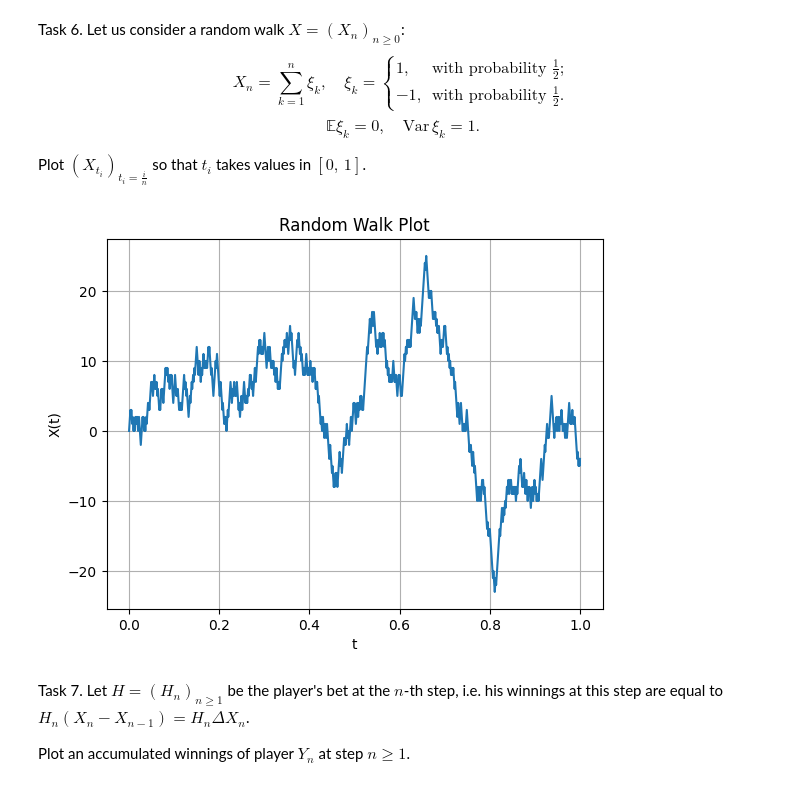
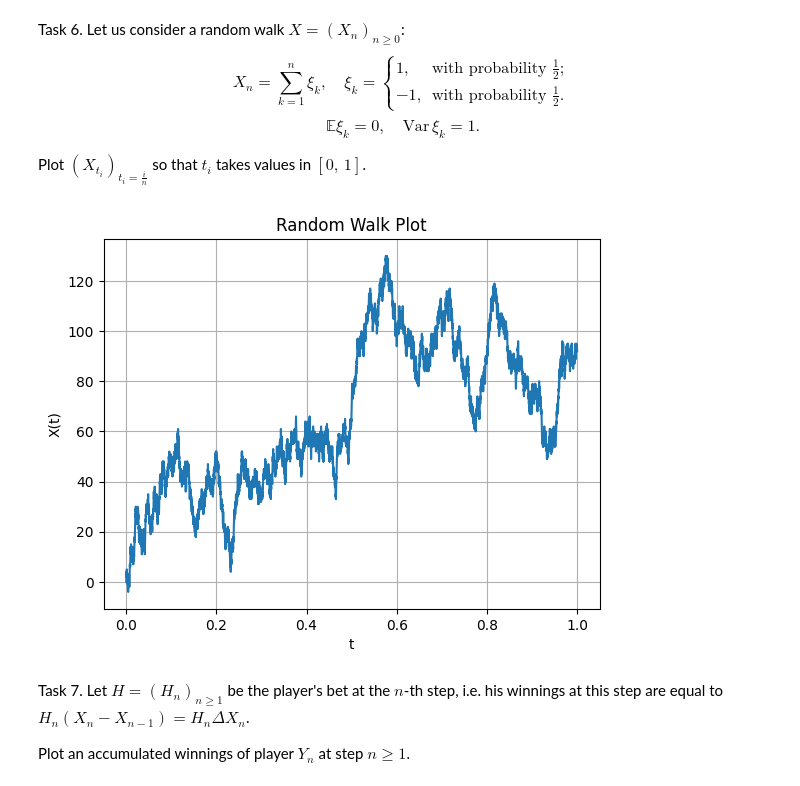
Before and after one commit to AstemirGongapshev/SSP_Sirius, a Jupyter notebook: lab1_SSP.ipynb, the cells around one changed output. Cells and saved outputs as stored; diff of their text form; code cells hidden in the pictures.

```diff
--- a/lab1_SSP.ipynb
+++ b/lab1_SSP.ipynb
@@ -171,31 +171,31 @@ Plot $(X_{t_i})_{t_i = \frac{i}{n}}$ so that $t_i$ takes values in $[0,\, 1]$.
 # %%
 
 def RandomWalk(p, N):
 
     xi = np.random.choice([1, -1], size=N, p=[p, 1-p])
 
     X = np.cumsum(xi)
 
     t_data = np.arange(1, N+1) / N
 
     t_data = np.insert(t_data, 0, 0)
     w_data = np.insert(X, 0, 0)
     return t_data, w_data
 
 
 p = 0.5
-N = 1000
+N = 10000
 
 
 t_data, w_data = RandomWalk(p, N)
 plt.plot(t_data, w_data)
 plt.xlabel('t')
 plt.ylabel('X(t)')
 plt.title('Random Walk Plot')
 plt.grid(True)
 plt.show()
 # %% [output]
-[figure, old version]
+[figure, new version]
 # %% [markdown]
 Task 7. Let $H = (H_n)_{n \geq 1}$ be the player's bet at the $n$-th step, i.e. his winnings at this step are equal to $H_n (X_n - X_{n-1}) = H_n \Delta X_n$.
 
```
Also changed, not shown: parts of 5 cells of this notebook, 2 other files.
